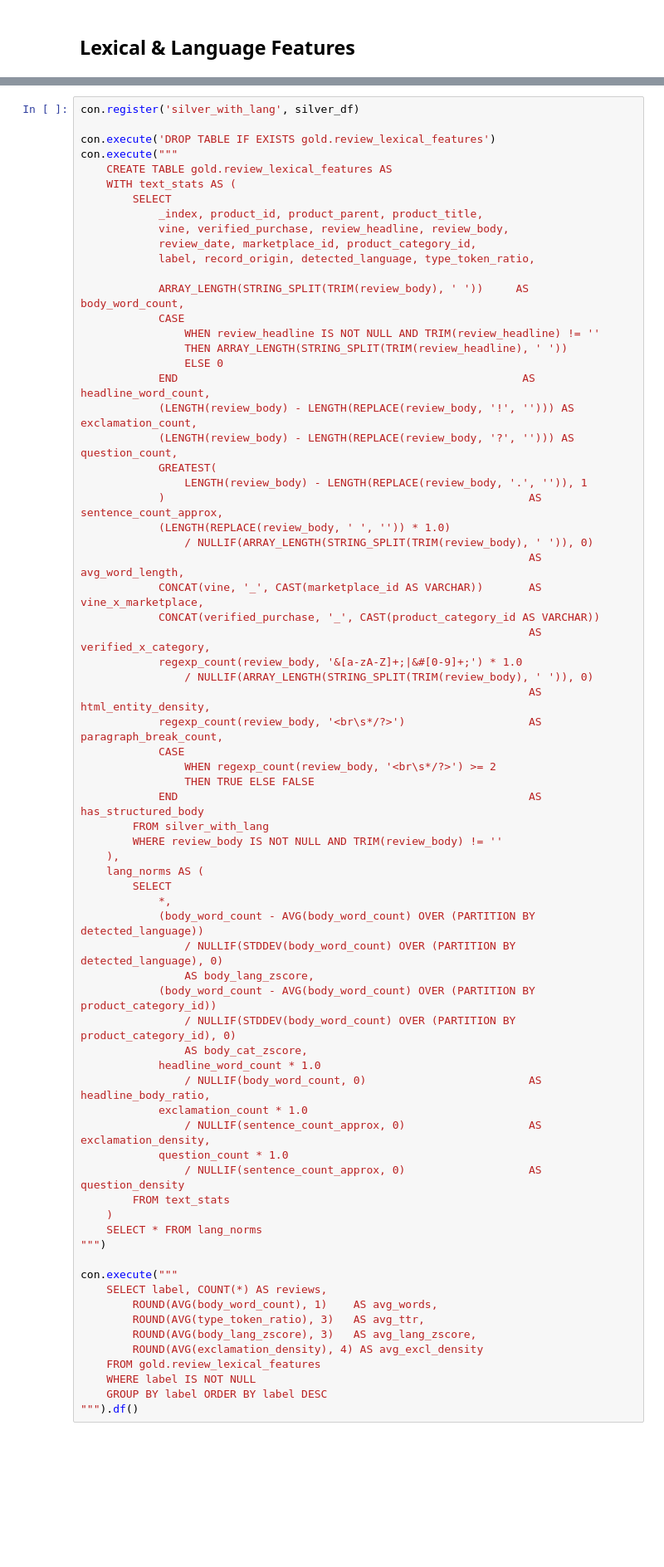
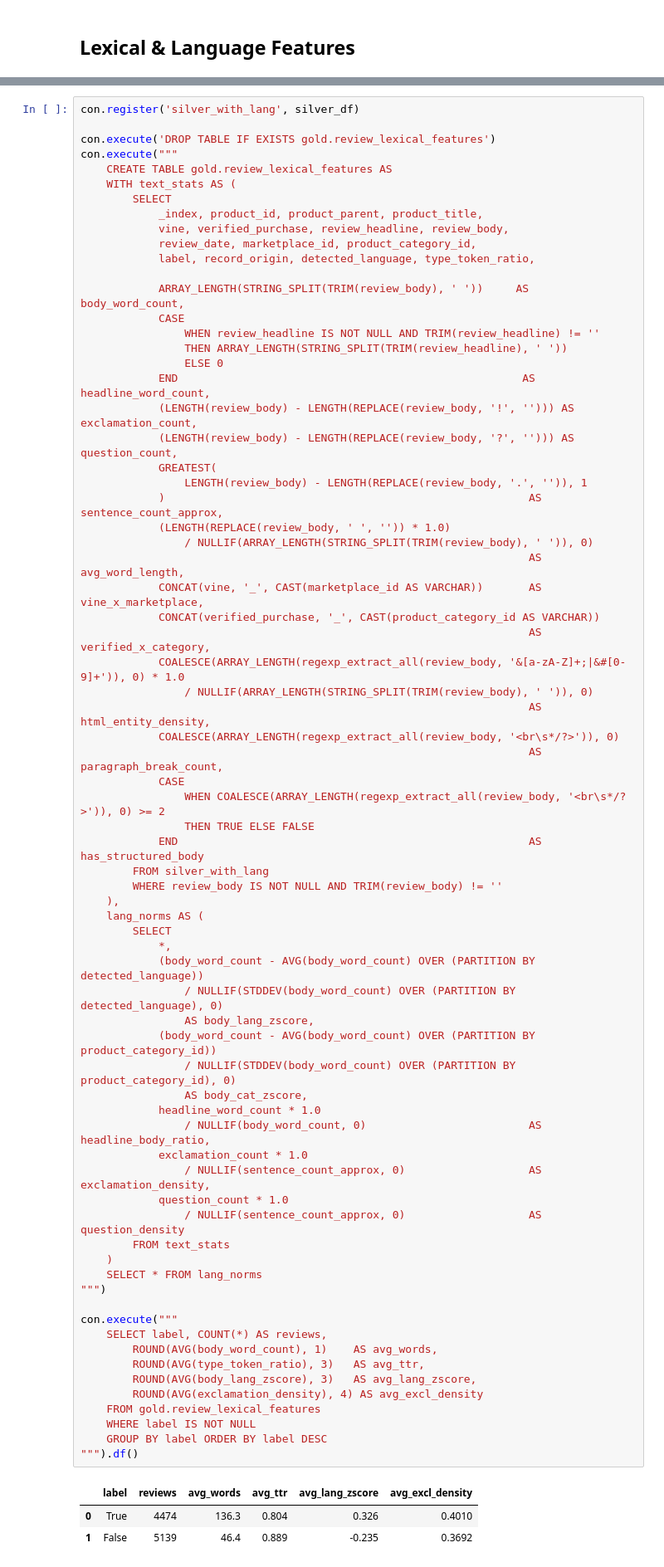
Before and after one commit to Ron-Lakeman/BigDataProject, a Jupyter notebook: src/processing/all_features_to_gold.ipynb, the cells around one changed output, grey strips where cells are left out. Shown at 83% size. Cells and saved outputs as stored; diff of their text form; blank space fills up the shorter version.

```diff
--- a/src/processing/all_features_to_gold.ipynb
+++ b/src/processing/all_features_to_gold.ipynb
@@ -143,12 +164,13 @@ con.execute("""
             CONCAT(vine, '_', CAST(marketplace_id AS VARCHAR))       AS vine_x_marketplace,
             CONCAT(verified_purchase, '_', CAST(product_category_id AS VARCHAR))
                                                                      AS verified_x_category,
-            regexp_count(review_body, '&[a-zA-Z]+;|&#[0-9]+;') * 1.0
+            COALESCE(ARRAY_LENGTH(regexp_extract_all(review_body, '&[a-zA-Z]+;|&#[0-9]+')), 0) * 1.0
                 / NULLIF(ARRAY_LENGTH(STRING_SPLIT(TRIM(review_body), ' ')), 0)
                                                                      AS html_entity_density,
-            regexp_count(review_body, '<br\s*/?>')                   AS paragraph_break_count,
+            COALESCE(ARRAY_LENGTH(regexp_extract_all(review_body, '<br\s*/?>')), 0)
+                                                                     AS paragraph_break_count,
             CASE
-                WHEN regexp_count(review_body, '<br\s*/?>') >= 2
+                WHEN COALESCE(ARRAY_LENGTH(regexp_extract_all(review_body, '<br\s*/?>')), 0) >= 2
                 THEN TRUE ELSE FALSE
             END                                                      AS has_structured_body
         FROM silver_with_lang
@@ -157,33 +179,37 @@ con.execute("""
     lang_norms AS (
         SELECT
             *,
             (body_word_count - AVG(body_word_count) OVER (PARTITION BY detected_language))
                 / NULLIF(STDDEV(body_word_count) OVER (PARTITION BY detected_language), 0)
                 AS body_lang_zscore,
             (body_word_count - AVG(body_word_count) OVER (PARTITION BY product_category_id))
                 / NULLIF(STDDEV(body_word_count) OVER (PARTITION BY product_category_id), 0)
                 AS body_cat_zscore,
             headline_word_count * 1.0
                 / NULLIF(body_word_count, 0)                         AS headline_body_ratio,
             exclamation_count * 1.0
                 / NULLIF(sentence_count_approx, 0)                   AS exclamation_density,
             question_count * 1.0
                 / NULLIF(sentence_count_approx, 0)                   AS question_density
         FROM text_stats
     )
     SELECT * FROM lang_norms
 """)
 
 con.execute("""
     SELECT label, COUNT(*) AS reviews,
         ROUND(AVG(body_word_count), 1)    AS avg_words,
         ROUND(AVG(type_token_ratio), 3)   AS avg_ttr,
         ROUND(AVG(body_lang_zscore), 3)   AS avg_lang_zscore,
         ROUND(AVG(exclamation_density), 4) AS avg_excl_density
     FROM gold.review_lexical_features
     WHERE label IS NOT NULL
     GROUP BY label ORDER BY label DESC
 """).df()
+# %% [output]
+|  | label | reviews | avg_words | avg_ttr | avg_lang_zscore | avg_excl_density |
+| 0 | True | 4474 | 136.3 | 0.804 | 0.326 | 0.4010 |
+| 1 | False | 5139 | 46.4 | 0.889 | -0.235 | 0.3692 |
 # %% [markdown]
 ## Embedding Features
 # %%
```
Also changed, not shown: parts of 16 cells of this notebook.
